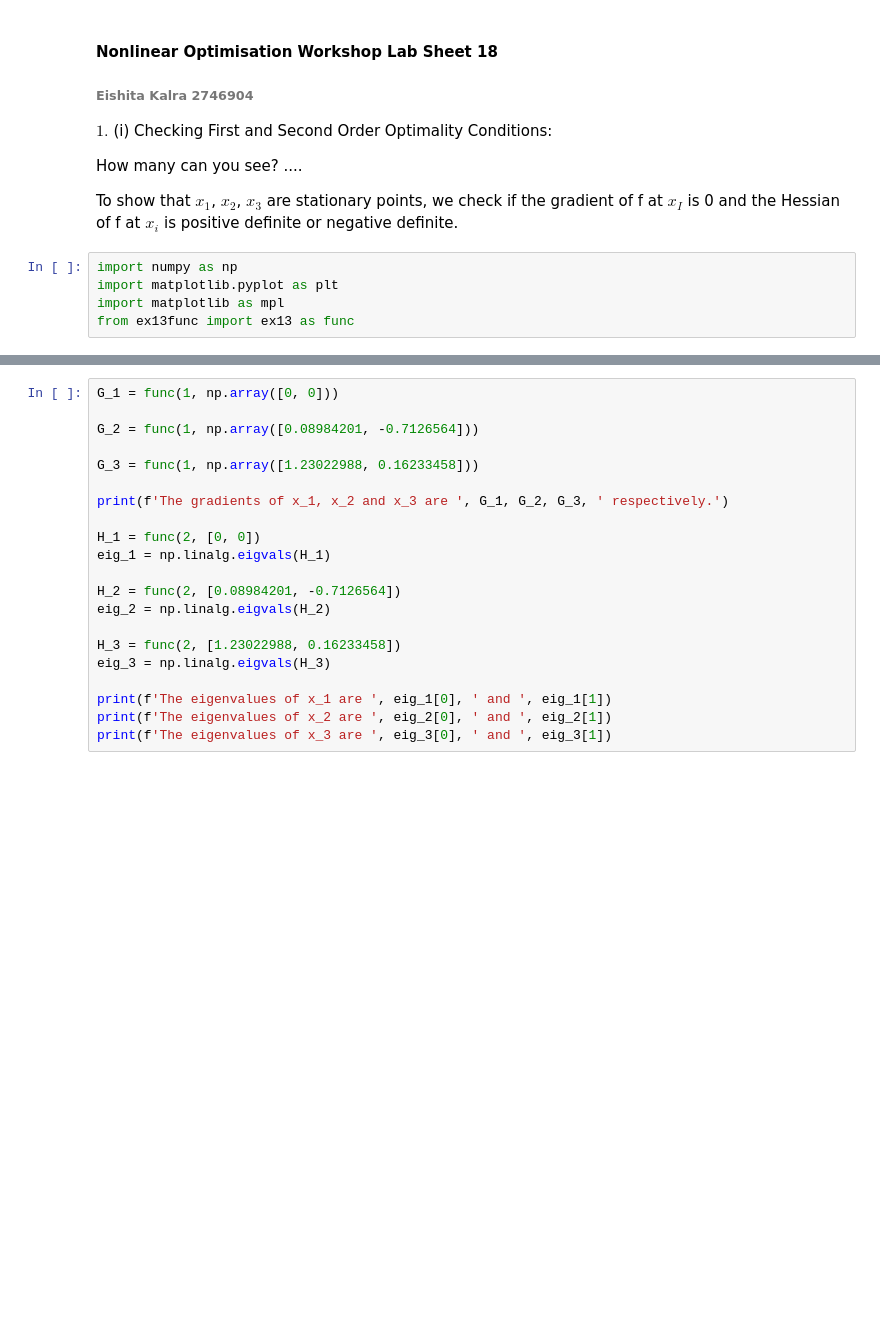
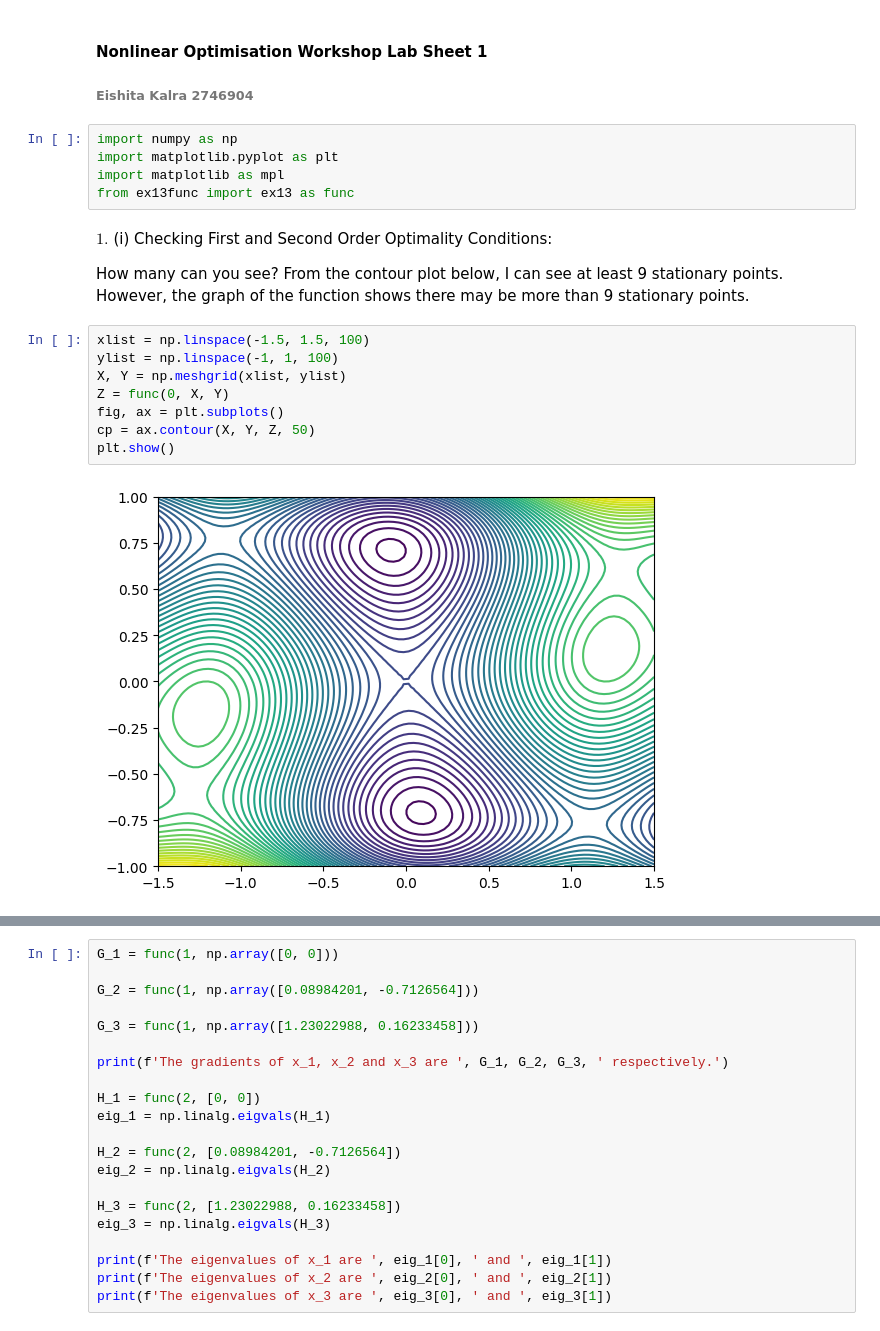
Before and after one commit to eishitakalra/NonLinearOptimizationWorkshops, a Jupyter notebook: NLOCodingAssessment1.ipynb, the cells around one changed output, grey strips where cells are left out. Saved outputs shown, nothing was run; the diff lists cells and outputs as text; blank space fills up the shorter version.

Commit message:
workshop 1 commit 2

```diff
--- a/NLOCodingAssessment1.ipynb
+++ b/NLOCodingAssessment1.ipynb
@@ -1,15 +1,23 @@
-# %% [markdown]
-#### **Nonlinear Optimisation Workshop Lab Sheet 18**
-###### **Eishita Kalra 2746904**
-
-$1.$ (i) Checking First and Second Order Optimality Conditions:
-
-How many can you see?
-....
-
-To show that $x_1$, $x_2$, $x_3$ are stationary points, we check if the gradient of f at $x_I$ is 0 and the Hessian of f at $x_i$ is positive definite or negative definite.
+# %% [markdown]
+#### **Nonlinear Optimisation Workshop Lab Sheet 1**
+###### **Eishita Kalra 2746904**
 # %%
 import numpy as np
 import matplotlib.pyplot as plt
 import matplotlib as mpl
 from ex13func import ex13 as func
+# %% [markdown]
+$1.$ (i) Checking First and Second Order Optimality Conditions:
+
+How many can you see?
+From the contour plot below, I can see at least 9 stationary points. However, the graph of the function shows there may be more than 9 stationary points.
+# %%
+xlist = np.linspace(-1.5, 1.5, 100)
+ylist = np.linspace(-1, 1, 100)
+X, Y = np.meshgrid(xlist, ylist)
+Z = func(0, X, Y)
+fig, ax = plt.subplots()
+cp = ax.contour(X, Y, Z, 50)
+plt.show()
+# %% [output]
+[figure, added]
```
Also changed, not shown: parts of 6 cells of this notebook.
